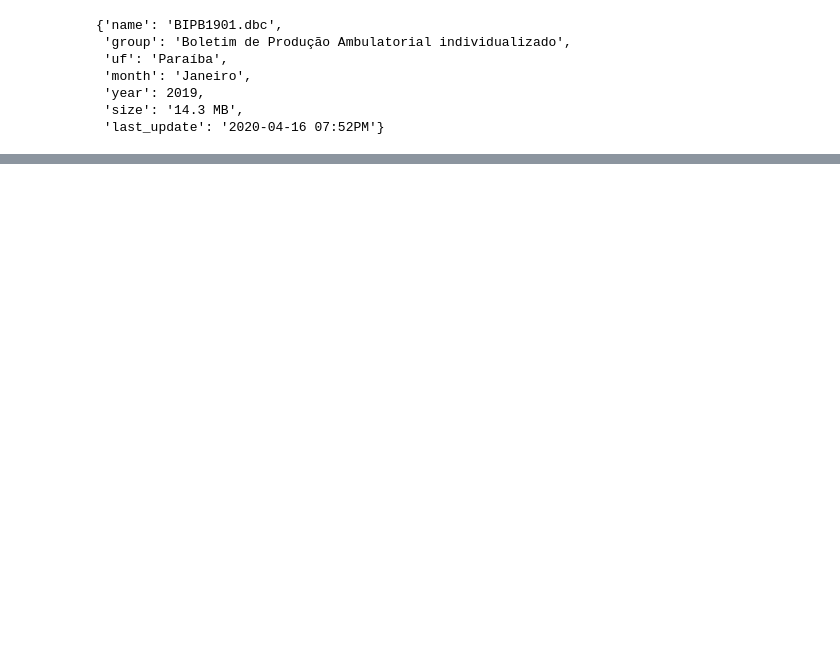
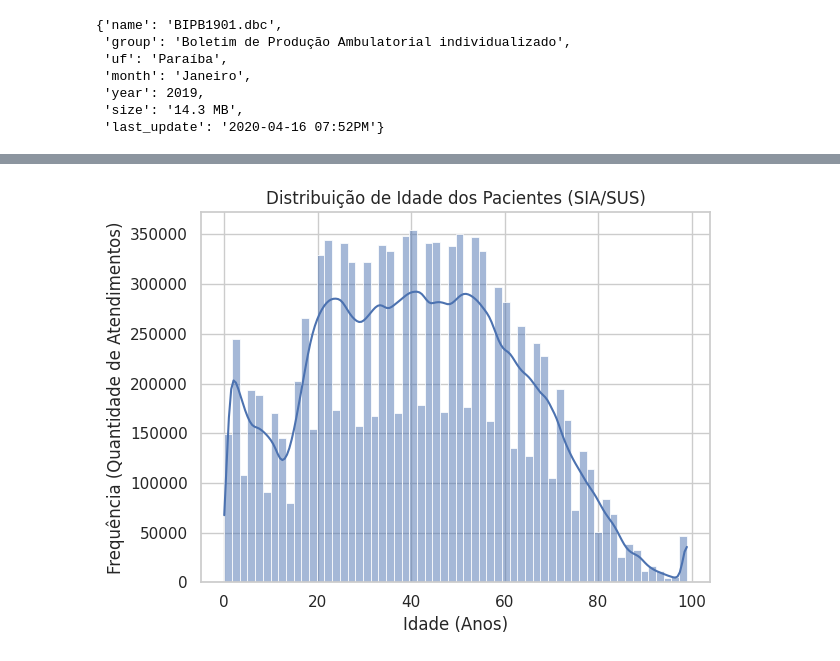
Before and after one commit to CarvalhooNeto/Atividade_01_mestrado_bd, a Jupyter notebook: atividade_01.ipynb, the cells around one changed output, grey strips where cells are left out. Cells and saved outputs as stored; diff of their text form; code cells hidden in the pictures; blank space fills up the shorter version.

```diff
--- a/atividade_01.ipynb
+++ b/atividade_01.ipynb
@@ -130,0 +305,21 @@ df_final
+# %%
+query = """
+    SELECT TRY_CAST(IDADEPAC AS INTEGER) as idade
+    FROM data
+    WHERE IDADEPAC != ''
+      AND IDADEPAC IS NOT NULL
+      AND TRY_CAST(IDADEPAC AS INTEGER) BETWEEN 0 AND 120
+"""
+
+df_idade = con.execute(query).df()
+
+sns.histplot(df_idade['idade'], bins=60, kde=True)
+
+plt.title('Distribuição de Idade dos Pacientes (SIA/SUS)')
+plt.xlabel('Idade (Anos)')
+plt.ylabel('Frequência (Quantidade de Atendimentos)')
+
+plt.tight_layout()
+plt.show()
+# %% [output]
+[figure, added]
```
Also changed, not shown: parts of 32 cells of this notebook, 3 other files.
